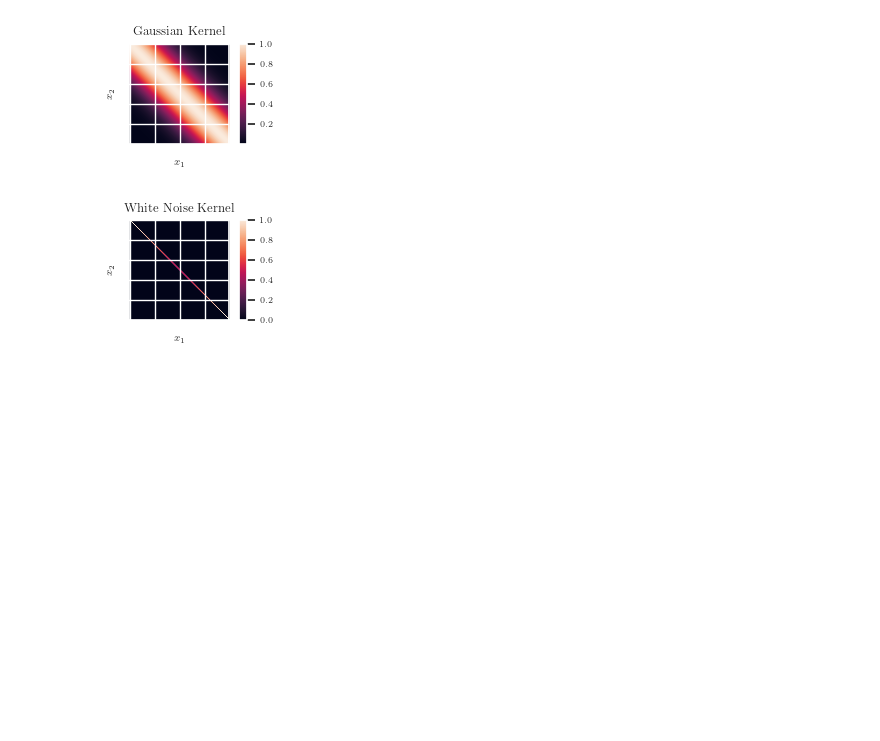
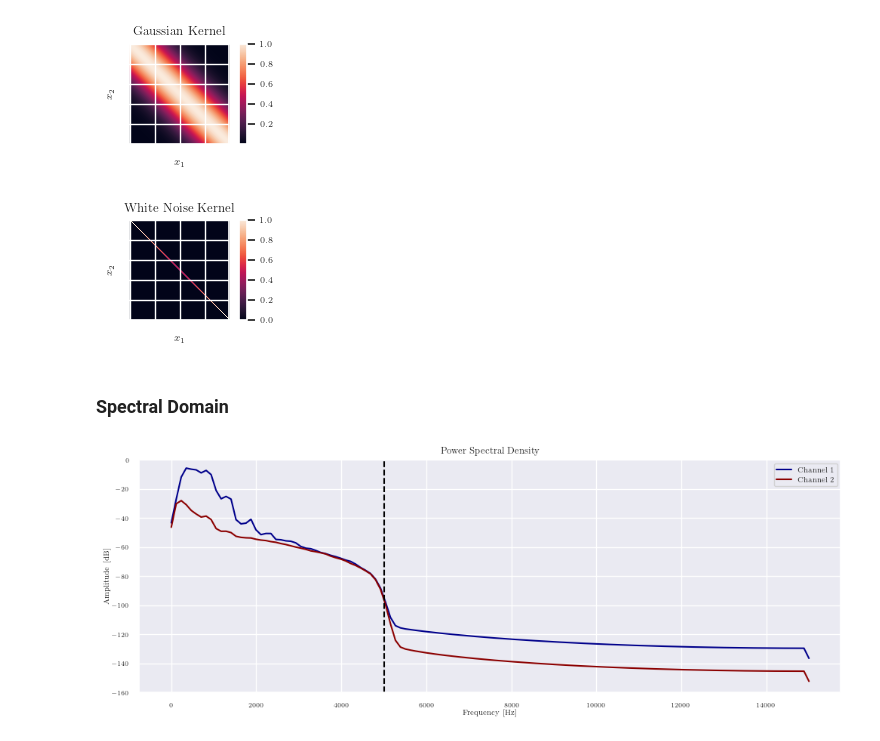
Before and after one commit to TheresaDF/NeuronSpikeEye, a Jupyter notebook: src/visualizations/SVR.ipynb, the cells around one changed output. Drawn from its saved outputs; the diff is of its cells as text; code cells hidden in the pictures; blank space fills up the shorter version.

Commit message:
added PSD figure

```diff
--- a/src/visualizations/SVR.ipynb
+++ b/src/visualizations/SVR.ipynb
@@ -145,3 +149,29 @@ fig.colorbar(im, cax=cax, orientation='vertical')
 savefig(fig, "svm_white_noise_kernel", width = 2, height = 1.3)
 # %% [output]
 [figure]
+# %% [markdown]
+### Spectral Domain
+# %%
+with open("../../src/visualizations/simulated_data.pkl", "rb") as f:
+    config = pickle.load(f)
+f.close()
+
+X, _ = make_matrices(None, config['filtered_signal'])
+
+f0, Pxx0 = welch(X[0], fs=30000, nperseg=256)
+f1, Pxx1 = welch(X[1], fs=30000, nperseg=256)
+
+fig = plt.figure(figsize=(12, 4))
+plt.plot(f0, 10*np.log(Pxx0), color="darkblue", label = "Channel 1")
+plt.plot(f1, 10*np.log(Pxx1), color="darkred", label = "Channel 2")
+plt.legend()
+plt.vlines(5000, -160, 0, color="black", linestyle="--")
+plt.ylim(-160, 0)
+plt.xlabel("Frequency [Hz]")
+plt.ylabel("Amplitude [dB]")
+plt.title("Power Spectral Density")
+plt.show()
+
+savefig(fig, "svm_psd", width = 6, height = 1.8)
+# %% [output]
+[figure, added]
```
Also changed, not shown: parts of 1 cell of this notebook.
